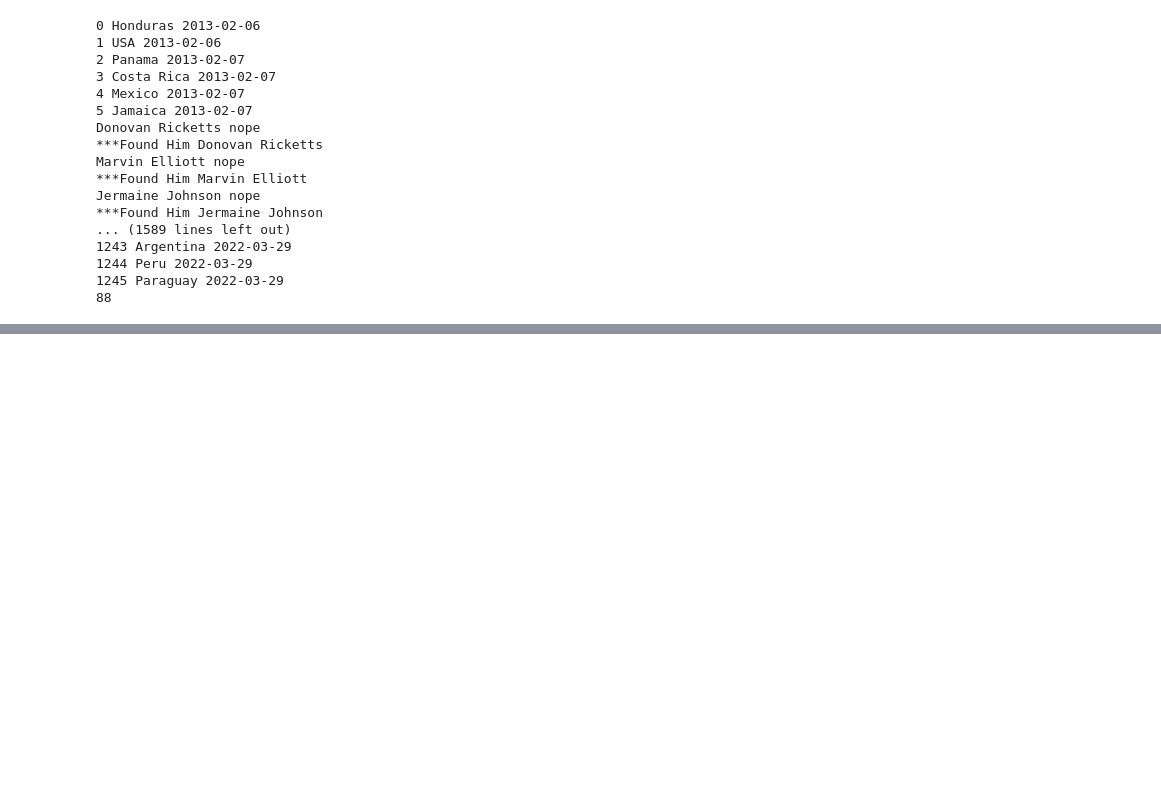
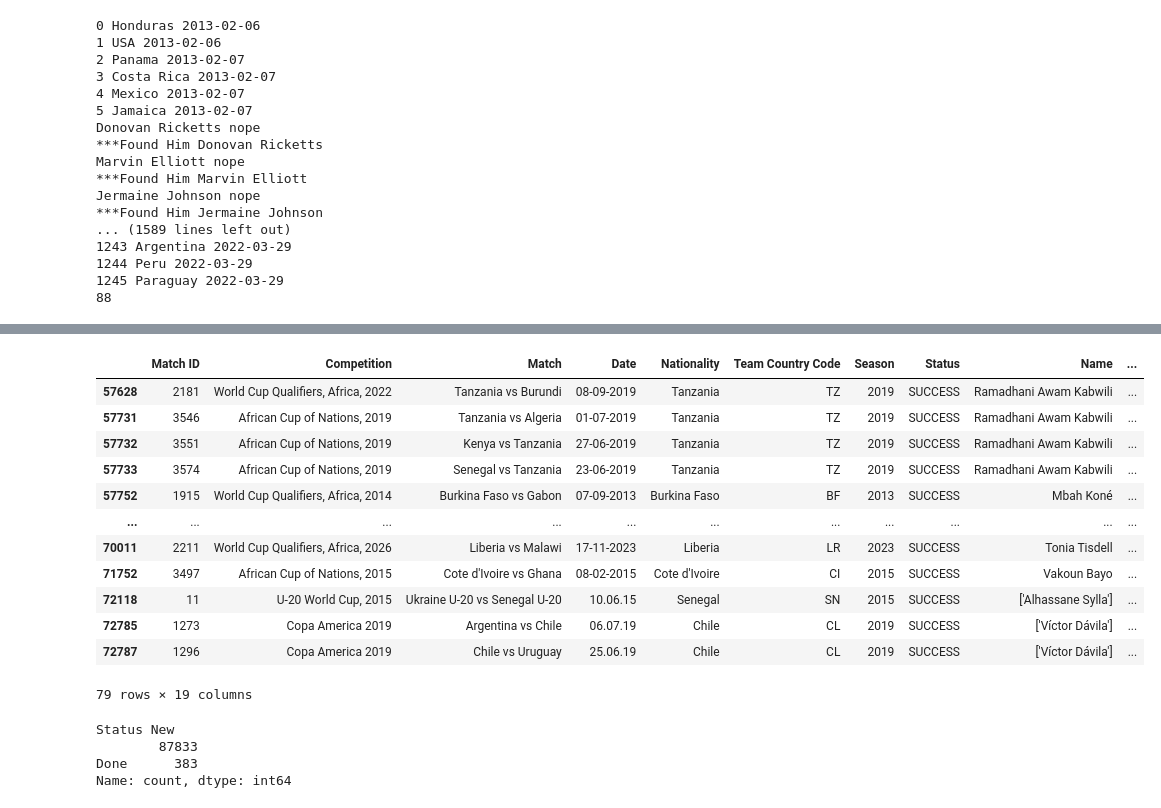
Before and after one commit to finnlsmith/footy_project_market_value_rankings, a Jupyter notebook: create_dataset_1/concacaf_conmebol.ipynb, the cells around one changed output, grey strips where cells are left out. Saved outputs shown, nothing was run; the diff lists cells and outputs as text; code cells hidden in the pictures; blank space fills up the shorter version.

```diff
--- a/create_dataset_1/concacaf_conmebol.ipynb
+++ b/create_dataset_1/concacaf_conmebol.ipynb
@@ -1071,3 +1155,29 @@ Name: count, dtype: int64
+# %%
+combined_df_plus['Market Value New'] = combined_df_plus['Market Value New'].fillna(0)
+
+combined_df_plus[combined_df_plus['Market Value New'] != 0]
+# %% [output]
+|  | Match ID | Competition | Match | Date | Nationality | Team Country Code | Season | Status | Name | ... |
+| 57628 | 2181 | World Cup Qualifiers, Africa, 2022 | Tanzania vs Burundi | 08-09-2019 | Tanzania | TZ | 2019 | SUCCESS | Ramadhani Awam Kabwili | ... |
+| 57731 | 3546 | African Cup of Nations, 2019 | Tanzania vs Algeria | 01-07-2019 | Tanzania | TZ | 2019 | SUCCESS | Ramadhani Awam Kabwili | ... |
+| 57732 | 3551 | African Cup of Nations, 2019 | Kenya vs Tanzania | 27-06-2019 | Tanzania | TZ | 2019 | SUCCESS | Ramadhani Awam Kabwili | ... |
+| 57733 | 3574 | African Cup of Nations, 2019 | Senegal vs Tanzania | 23-06-2019 | Tanzania | TZ | 2019 | SUCCESS | Ramadhani Awam Kabwili | ... |
+| 57752 | 1915 | World Cup Qualifiers, Africa, 2014 | Burkina Faso vs Gabon | 07-09-2013 | Burkina Faso | BF | 2013 | SUCCESS | Mbah Koné | ... |
+| ... | ... | ... | ... | ... | ... | ... | ... | ... | ... | ... |
+| 70011 | 2211 | World Cup Qualifiers, Africa, 2026 | Liberia vs Malawi | 17-11-2023 | Liberia | LR | 2023 | SUCCESS | Tonia Tisdell | ... |
+| 71752 | 3497 | African Cup of Nations, 2015 | Cote d'Ivoire vs Ghana | 08-02-2015 | Cote d'Ivoire | CI | 2015 | SUCCESS | Vakoun Bayo | ... |
+| 72118 | 11 | U-20 World Cup, 2015 | Ukraine U-20 vs Senegal U-20 | 10.06.15 | Senegal | SN | 2015 | SUCCESS | ['Alhassane Sylla'] | ... |
+| 72785 | 1273 | Copa America 2019 | Argentina vs Chile | 06.07.19 | Chile | CL | 2019 | SUCCESS | ['Víctor Dávila'] | ... |
+| 72787 | 1296 | Copa America 2019 | Chile vs Uruguay | 25.06.19 | Chile | CL | 2019 | SUCCESS | ['Víctor Dávila'] | ... |
+79 rows × 19 columns
+# %%
+combined_df_plus['Status New'] = combined_df_plus['Status New'].fillna('')
+combined_df_plus['Status New'].value_counts()
+# %% [output]
+Status New
+        87833
+Done      383
+Name: count, dtype: int64
 # %%
 ##older attempt
 
```
Also changed, not shown: parts of 11 cells of this notebook, 1 other file.
